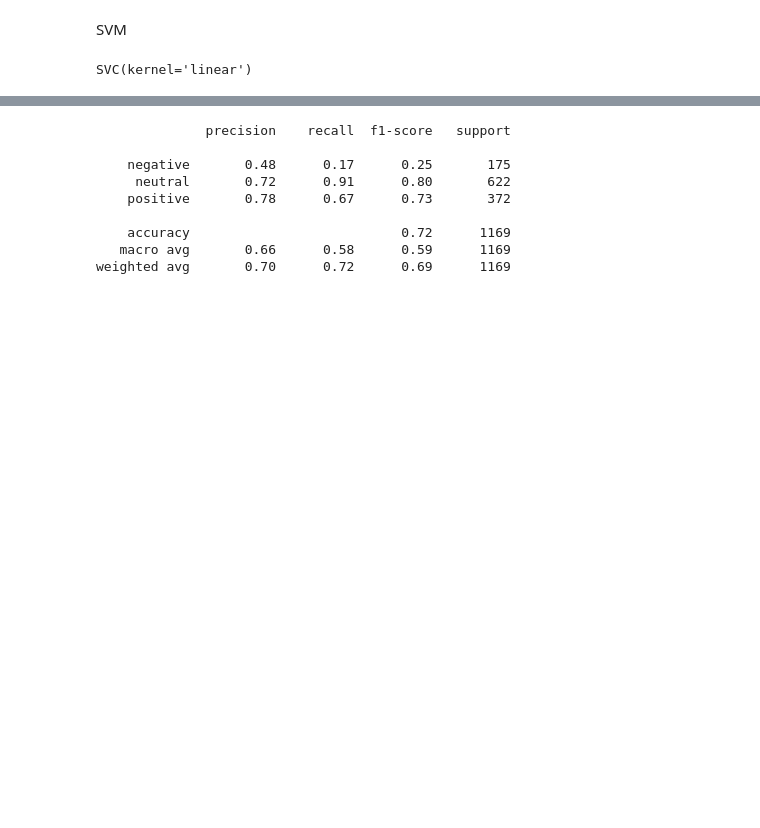
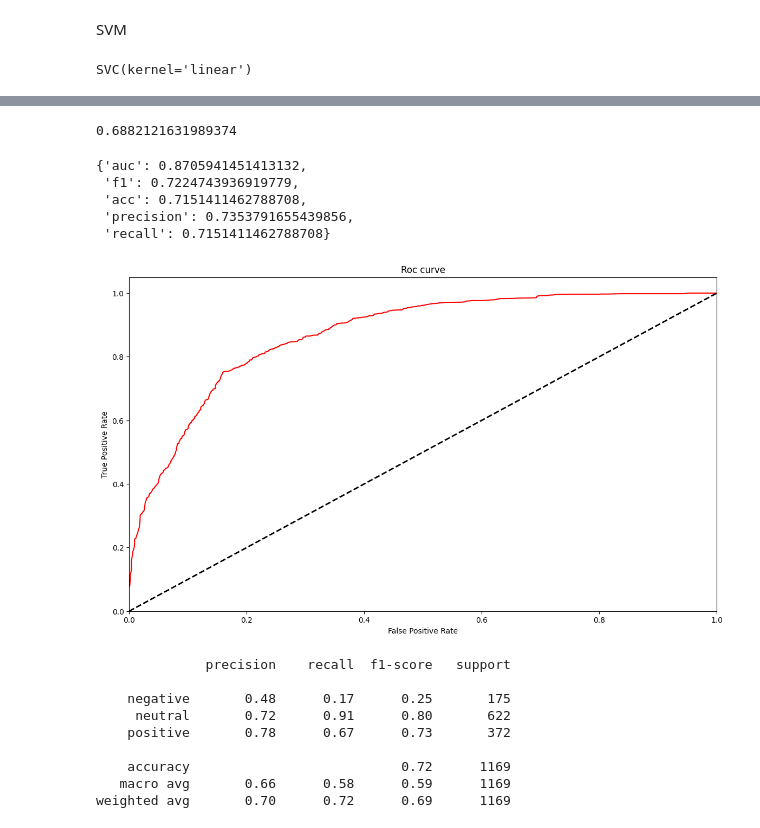
Before and after one commit to josuhinrichs/mandacaru-desafio2, a Jupyter notebook: desafio2.ipynb, the cells around one changed output, grey strips where cells are left out. Saved outputs shown, nothing was run; the diff lists cells and outputs as text; code cells hidden in the pictures; blank space fills up the shorter version.

Commit message:
modelo SVM atualização grafico

```diff
--- a/desafio2.ipynb
+++ b/desafio2.ipynb
@@ -175,3 +184,5 @@ model = svm.SVC(kernel='linear')
 model.fit(X_train_tfidf, y_train)
 # %% [output]
 SVC(kernel='linear')
+# %%
+kfolds = StratifiedKFold(n_splits=5, shuffle=True, random_state=1)
@@ -177,0 +211,4 @@ SVC(kernel='linear')
+# %%
+grid_svm.best_score_
+# %% [output]
+0.6882121631989374
@@ -178,3 +246,52 @@ SVC(kernel='linear')
+# %%
+report_results(grid_svm.best_estimator_, X_test, y_test)
+# %% [output]
+{'auc': 0.8705941451413132,
+ 'f1': 0.7224743936919779,
+ 'acc': 0.7151411462788708,
+ 'precision': 0.7353791655439856,
+ 'recall': 0.7151411462788708}
+# %%
+def get_roc_curve(model, X, y):
+    # Binarize the output
+    y_bin = label_binarize(y, classes=np.unique(y))
+    n_classes = y_bin.shape[1]
+
+    if n_classes == 2:
+        pred_proba = model.predict_proba(X)[:, 1]
+        fpr, tpr, _ = roc_curve(y, pred_proba)
+    else:
+        # Compute ROC curve and ROC area for each class
+        fpr = dict()
+        tpr = dict()
+        for i in range(n_classes):
+            pred_proba = model.predict_proba(X)[:, i]
+            fpr[i], tpr[i], _ = roc_curve(y_bin[:, i], pred_proba)
+        # First aggregate all false positive rates
+        all_fpr = np.unique(np.concatenate([fpr[i] for i in range(n_classes)]))
+        # Then interpolate all ROC curves at this points
+        mean_tpr = np.zeros_like(all_fpr)
+        for i in range(n_classes):
+            mean_tpr += interp(all_fpr, fpr[i], tpr[i])
+        # Finally average it and compute AUC
+        mean_tpr /= n_classes
+        fpr, tpr = all_fpr, mean_tpr
+    return fpr, tpr
+# %%
+roc_svm = get_roc_curve(grid_svm.best_estimator_, X_test, y_test)
+# %%
+fpr, tpr = roc_svm
+plt.figure(figsize=(14,8))
+plt.plot(fpr, tpr, color="red")
+plt.plot([0, 1], [0, 1], color='black', lw=2, linestyle='--')
+plt.xlim([0.0, 1.0])
+plt.ylim([0.0, 1.05])
+plt.xlabel('False Positive Rate')
+plt.ylabel('True Positive Rate')
+plt.title('Roc curve')
+plt.show()
+# %% [output]
+[figure, added]
 # %%
 predictions = model.predict(X_test_tfidf)
 print(classification_report(y_test, predictions))
```
Also changed, not shown: parts of 9 cells of this notebook.
